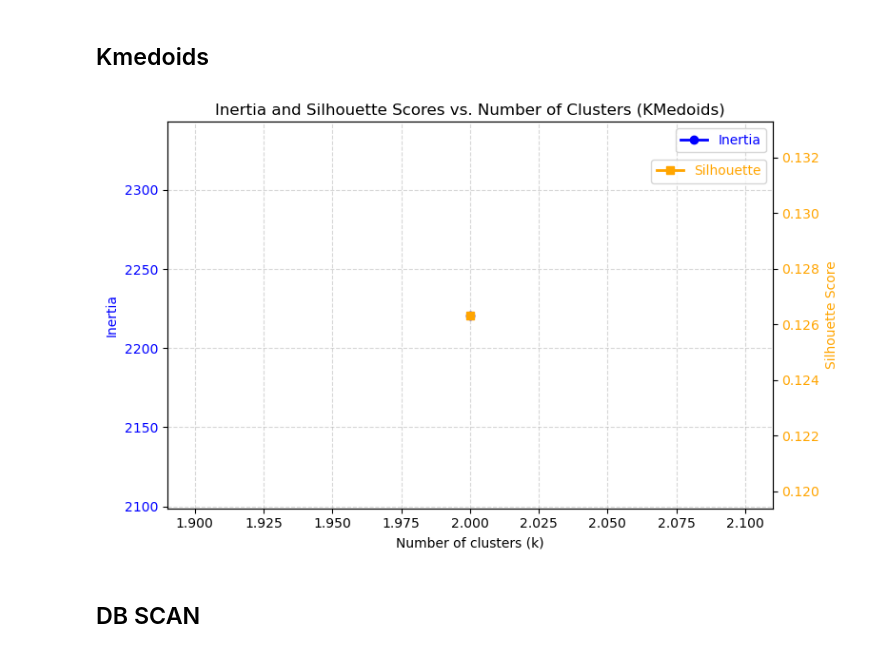
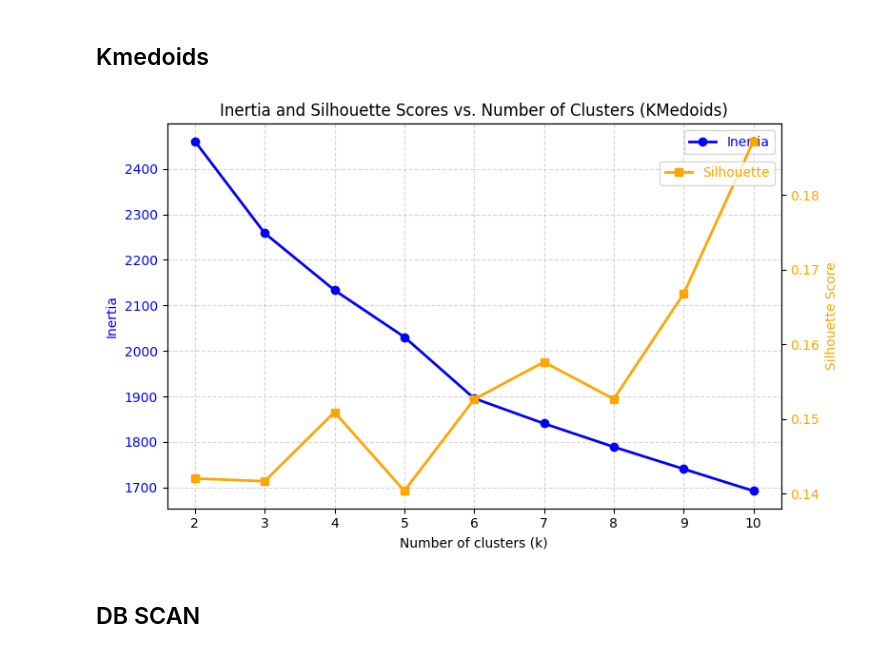
Before and after one commit to andrzejewskimaciej/ML_Intro_Projects, a Jupyter notebook: Project 2 - clustering/04_Clustering.ipynb, the cells around one changed output. Cells and saved outputs as stored; diff of their text form; code cells hidden in the pictures.

```diff
--- a/Project 2 - clustering/04_Clustering.ipynb
+++ b/Project 2 - clustering/04_Clustering.ipynb
@@ -428,9 +436,9 @@ def KMedoids_plotter(X_gower, lower_bound=2, upper_bound=20, metric='precomputed
     plt.tight_layout()
     plt.show()
 # %%
-KMedoids_plotter(df_gower, lower_bound=2, upper_bound=2)
+KMedoids_plotter(df_gower, lower_bound=2, upper_bound=10)
 # %% [output]
-[figure, old version]
+[figure, new version]
 # %% [markdown]
 ## DB SCAN
 # %%
```
Also changed, not shown: parts of 12 cells of this notebook.
